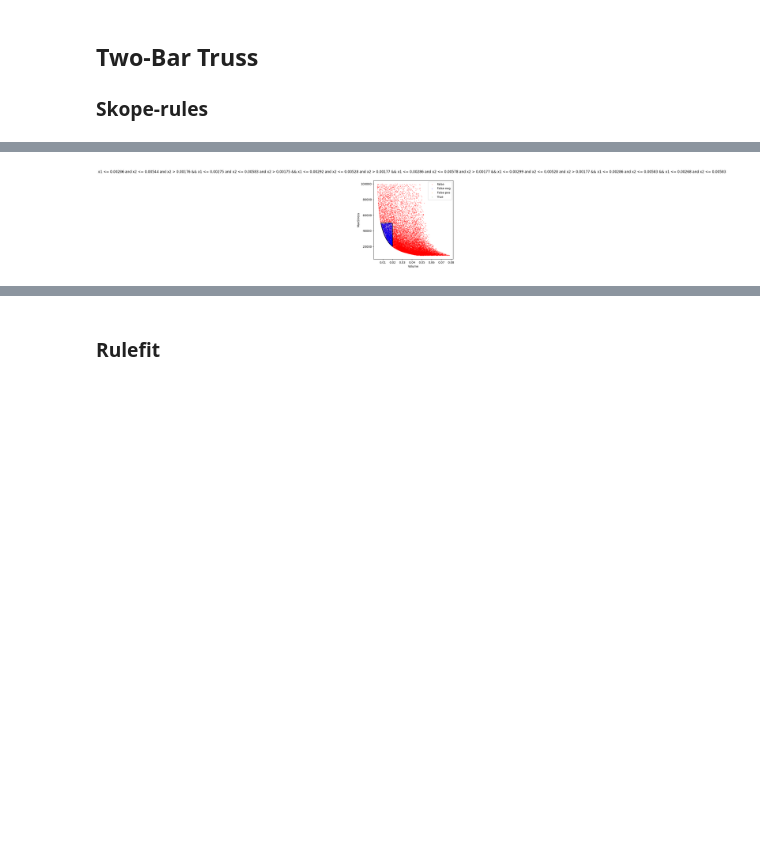
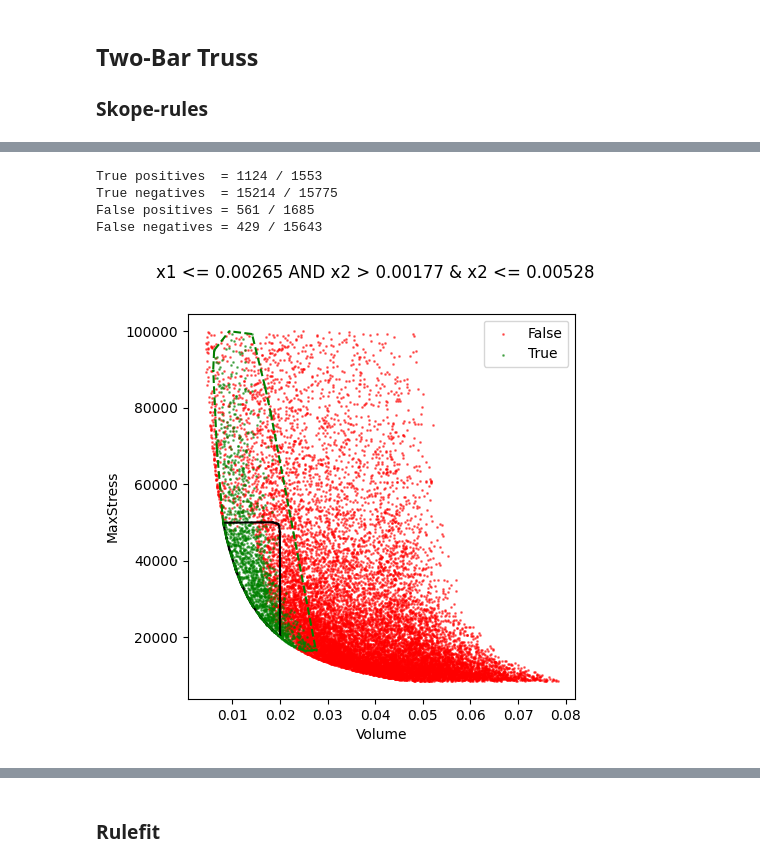
Before and after one commit to gialmisi/xaimoo-experiments, a Jupyter notebook: notebooks/Rule_showcase.ipynb, the cells around one changed output, grey strips where cells are left out. Drawn from its saved outputs; the diff is of its cells as text; code cells hidden in the pictures; blank space fills up the shorter version.

```diff
--- a/notebooks/Rule_showcase.ipynb
+++ b/notebooks/Rule_showcase.ipynb
@@ -9,7 +9,16 @@ warnings.filterwarnings("ignore")
 
 from xaimoo.utilities.data import label_vehicle_crash, label_two_bar_truss, label_welded_beam
 from xaimoo.utilities.visualize import plot_rule_explanations
-from xaimoo.explanations.rules import train_skope_rules, explain_skope_rules, train_rulefit_rules, explain_rulefit_rules, rule_to_conditions, index_rules, combine_rule_conditions
+from xaimoo.explanations.rules import train_skope_rules, explain_skope_rules, train_rulefit_rules, explain_rulefit_rules, rule_to_conditions, index_rules, combine_rule_conditions, simplify_rules
+
+def plot_helper(rules, to_consider, df, obj_names, target_category):
+
+    rules_list = [rules[i][0] for i in to_consider]
+
+    cons = combine_rule_conditions(rules_list)
+    df["mark"] = df.apply(cons, axis=1)
+
+    plot_rule_explanations(df, obj_names, "mark", "category", target_category, title=f"{simplify_rules(rules_list)}")
 # %% [markdown]
 ## Vehicle crash worthiness
 ### Skope rules
@@ -95,9 +119,8 @@ Rule --> (Accuracy, Recall)
 # %%
-rules_list = [rules[i][0] for i in range(7)]
-
-cons = combine_rule_conditions(rules_list)
-df_twobar["skope_mark"] = df_crash.apply(cons, axis=1)
-
-plot_rule_explanations(df_twobar, obj_names, "skope_mark", "category", target_category, title=" && ".join(rules_list))
+plot_helper(rules, range(7), df_twobar, obj_names, target_category)
 # %% [output]
+True positives  = 1124 / 1553
+True negatives  = 15214 / 15775
+False positives = 561 / 1685
+False negatives = 429 / 15643
-[figure, old version]
+[figure, new version]
```
Also changed, not shown: parts of 13 cells of this notebook, 6 other files.
